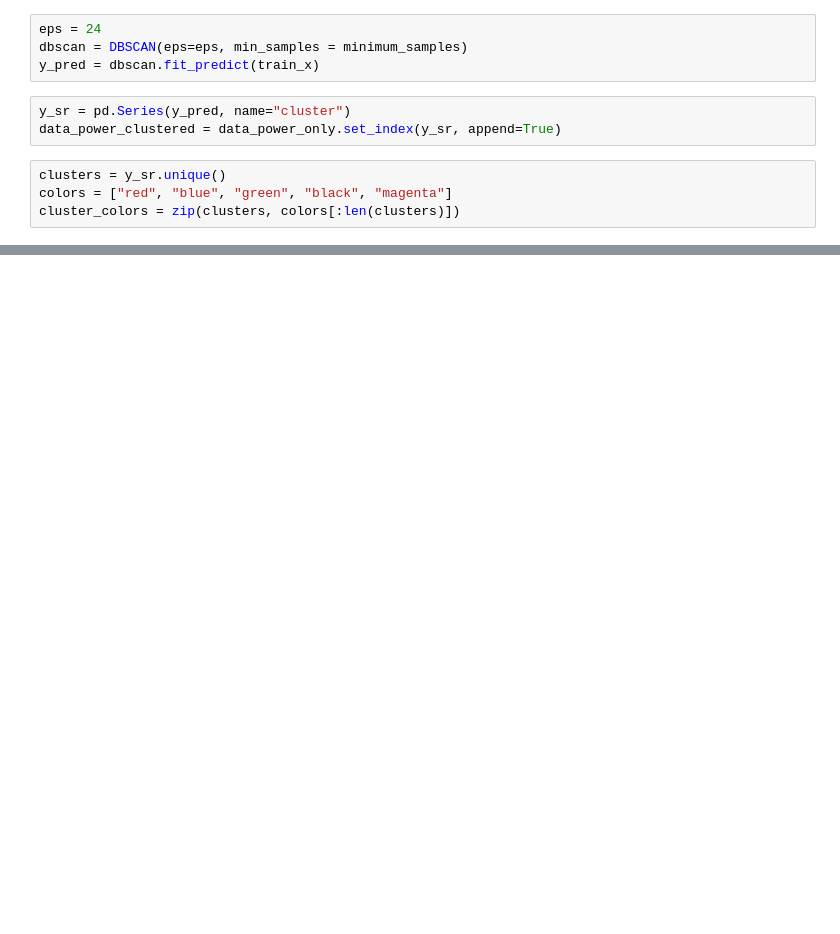
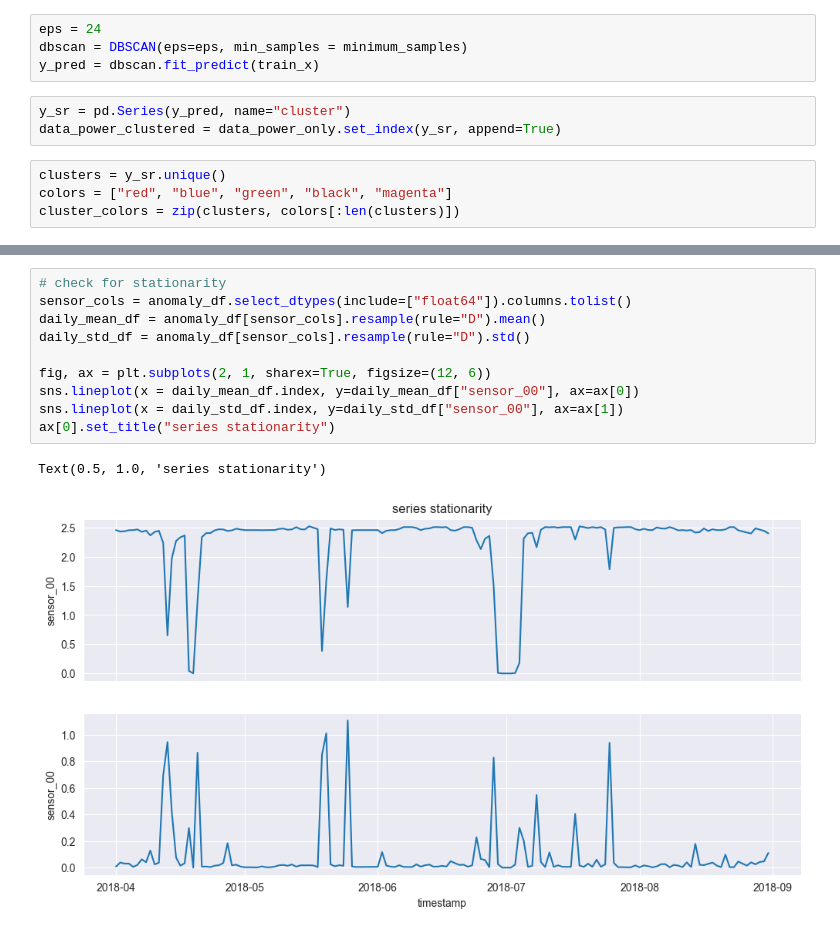
Before and after one commit to nitishsingh158/energy_consumption_clustering, a Jupyter notebook: energy_clustering.ipynb, the cells around one changed output, grey strips where cells are left out. Cells and saved outputs as stored; diff of their text form; blank space fills up the shorter version.

```diff
--- a/energy_clustering.ipynb
+++ b/energy_clustering.ipynb
@@ -251,0 +312,13 @@ plt.xticks(range(0, 24, 1));
+# %%
+# check for stationarity
+sensor_cols = anomaly_df.select_dtypes(include=["float64"]).columns.tolist()
+daily_mean_df = anomaly_df[sensor_cols].resample(rule="D").mean()
+daily_std_df = anomaly_df[sensor_cols].resample(rule="D").std()
+
+fig, ax = plt.subplots(2, 1, sharex=True, figsize=(12, 6))
+sns.lineplot(x = daily_mean_df.index, y=daily_mean_df["sensor_00"], ax=ax[0])
+sns.lineplot(x = daily_std_df.index, y=daily_std_df["sensor_00"], ax=ax[1])
+ax[0].set_title("series stationarity")
+# %% [output]
+Text(0.5, 1.0, 'series stationarity')
+[figure, added]
```
Also changed, not shown: parts of 16 cells of this notebook.
